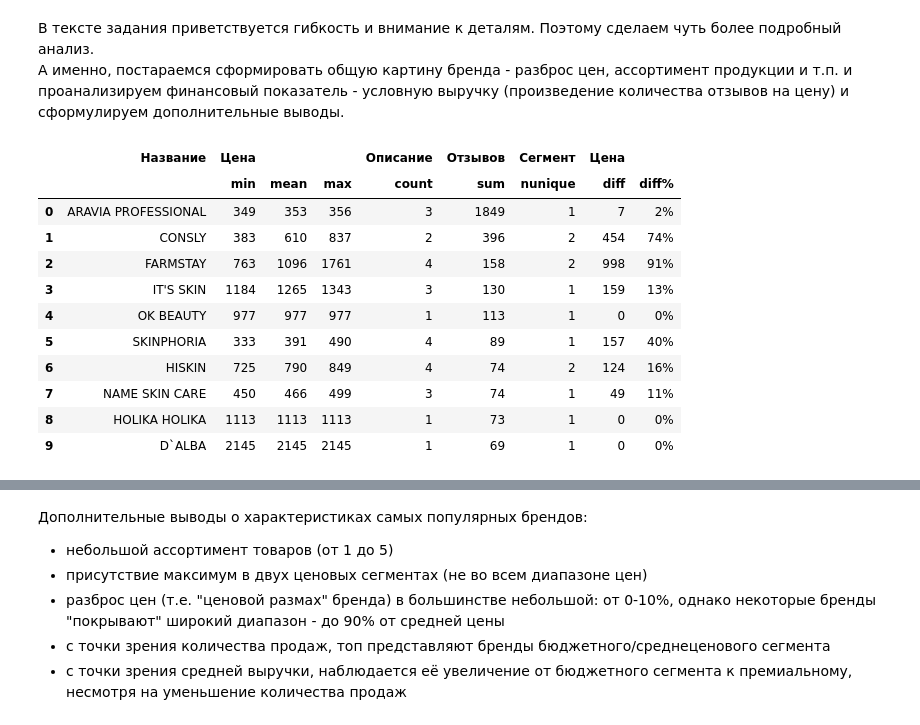
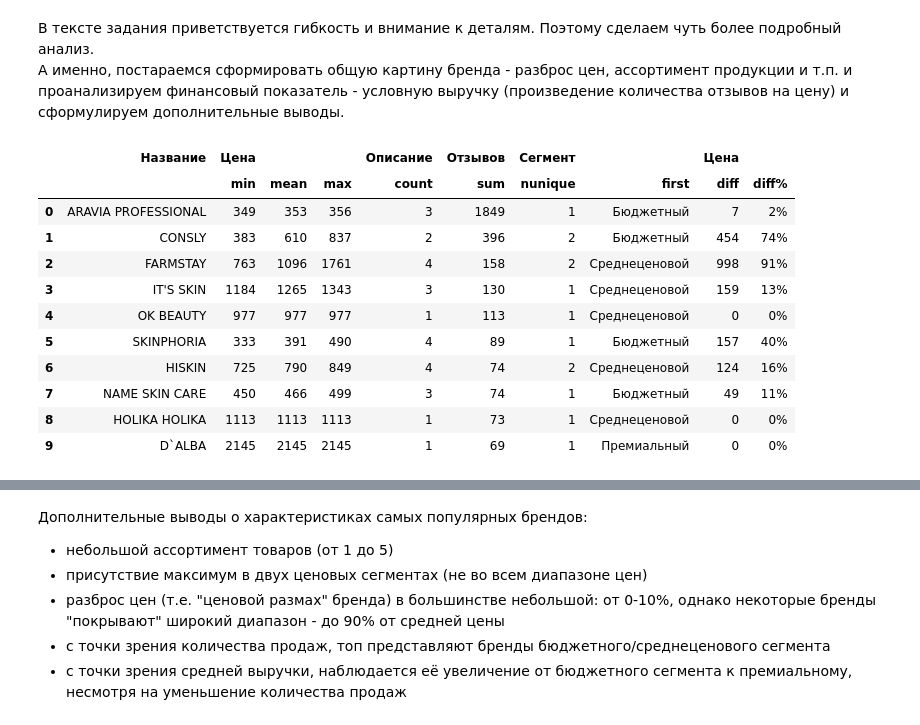
Before and after one commit to vvbelyanin/test_tasks, a Jupyter notebook: toners.ipynb, the cells around one changed output, grey strips where cells are left out. Saved outputs shown, nothing was run; the diff lists cells and outputs as text; code cells hidden in the pictures.

```diff
--- a/toners.ipynb
+++ b/toners.ipynb
@@ -845,46 +845,46 @@ df_stats = (
     df[df.notna().all(axis=1)]  # Отбор строк без пропусков
     .groupby('Название')  # Группировка по названию товара
     .agg({
         'Цена': ['min', 'mean', 'max'],  # Минимальная, средняя и максимальная цены
         'Описание': 'count',  # Количество товаров у бренда
         'Отзывов': 'sum',  # Суммарное количество отзывов
-        'Сегмент': 'nunique'  # Количество уникальных сегментов
+        'Сегмент': ['nunique', 'first']  # Количество уникальных сегментов
     })
     .reset_index()
     .sort_values(by=('Отзывов', 'sum'), ascending=False)  # Сортировка по количеству отзывов (убывающий порядок)
     .head(top_n)
     .reset_index(drop=True)
 )
 
 # Расчет разницы между максимальной и минимальной ценой
 df_stats[('Цена', 'diff')] = df_stats[('Цена', 'max')] - df_stats[('Цена', 'min')]
 
 # Расчет процента изменения цен относительно средней цены
 df_stats[('Цена', 'diff%')] = (
     (df_stats[('Цена', 'max')] - df_stats[('Цена', 'min')]) / df_stats[('Цена', 'mean')] * 100
 )
 
 # Применение форматирования для отображения данных в таблице
 df_stats.style.format({
     ('Цена', 'min'): '{:.0f}',  # Форматирование минимальной цены без знаков после запятой
     ('Цена', 'mean'): '{:.0f}',  # Форматирование средней цены без знаков после запятой
     ('Цена', 'max'): '{:.0f}',  # Форматирование максимальной цены без знаков после запятой
     ('Цена', 'diff'): '{:.0f}',  # Форматирование разницы цен без знаков после запятой
     ('Цена', 'diff%'): '{:.0f}%'  # Форматирование процента изменения цен без знаков после запятой
 })
 # %% [output]
-|  | Название | Цена |  |  | Описание | Отзывов | Сегмент | Цена |  |
-|  |  | min | mean | max | count | sum | nunique | diff | diff% |
-| 0 | ARAVIA PROFESSIONAL | 349 | 353 | 356 | 3 | 1849 | 1 | 7 | 2% |
-| 1 | CONSLY | 383 | 610 | 837 | 2 | 396 | 2 | 454 | 74% |
-| 2 | FARMSTAY | 763 | 1096 | 1761 | 4 | 158 | 2 | 998 | 91% |
-| 3 | IT'S SKIN | 1184 | 1265 | 1343 | 3 | 130 | 1 | 159 | 13% |
-| 4 | OK BEAUTY | 977 | 977 | 977 | 1 | 113 | 1 | 0 | 0% |
-| 5 | SKINPHORIA | 333 | 391 | 490 | 4 | 89 | 1 | 157 | 40% |
-| 6 | HISKIN | 725 | 790 | 849 | 4 | 74 | 2 | 124 | 16% |
-| 7 | NAME SKIN CARE | 450 | 466 | 499 | 3 | 74 | 1 | 49 | 11% |
-| 8 | HOLIKA HOLIKA | 1113 | 1113 | 1113 | 1 | 73 | 1 | 0 | 0% |
-| 9 | D`ALBA | 2145 | 2145 | 2145 | 1 | 69 | 1 | 0 | 0% |
+|  | Название | Цена |  |  | Описание | Отзывов | Сегмент |  | Цена |  |
+|  |  | min | mean | max | count | sum | nunique | first | diff | diff% |
+| 0 | ARAVIA PROFESSIONAL | 349 | 353 | 356 | 3 | 1849 | 1 | Бюджетный | 7 | 2% |
+| 1 | CONSLY | 383 | 610 | 837 | 2 | 396 | 2 | Бюджетный | 454 | 74% |
+| 2 | FARMSTAY | 763 | 1096 | 1761 | 4 | 158 | 2 | Среднеценовой | 998 | 91% |
+| 3 | IT'S SKIN | 1184 | 1265 | 1343 | 3 | 130 | 1 | Среднеценовой | 159 | 13% |
+| 4 | OK BEAUTY | 977 | 977 | 977 | 1 | 113 | 1 | Среднеценовой | 0 | 0% |
+| 5 | SKINPHORIA | 333 | 391 | 490 | 4 | 89 | 1 | Бюджетный | 157 | 40% |
+| 6 | HISKIN | 725 | 790 | 849 | 4 | 74 | 2 | Среднеценовой | 124 | 16% |
+| 7 | NAME SKIN CARE | 450 | 466 | 499 | 3 | 74 | 1 | Бюджетный | 49 | 11% |
+| 8 | HOLIKA HOLIKA | 1113 | 1113 | 1113 | 1 | 73 | 1 | Среднеценовой | 0 | 0% |
+| 9 | D`ALBA | 2145 | 2145 | 2145 | 1 | 69 | 1 | Премиальный | 0 | 0% |
 # %%
 # Посчитаем также "условную выручку по сегментам"
 
```
Also changed, not shown: parts of 8 cells of this notebook.
